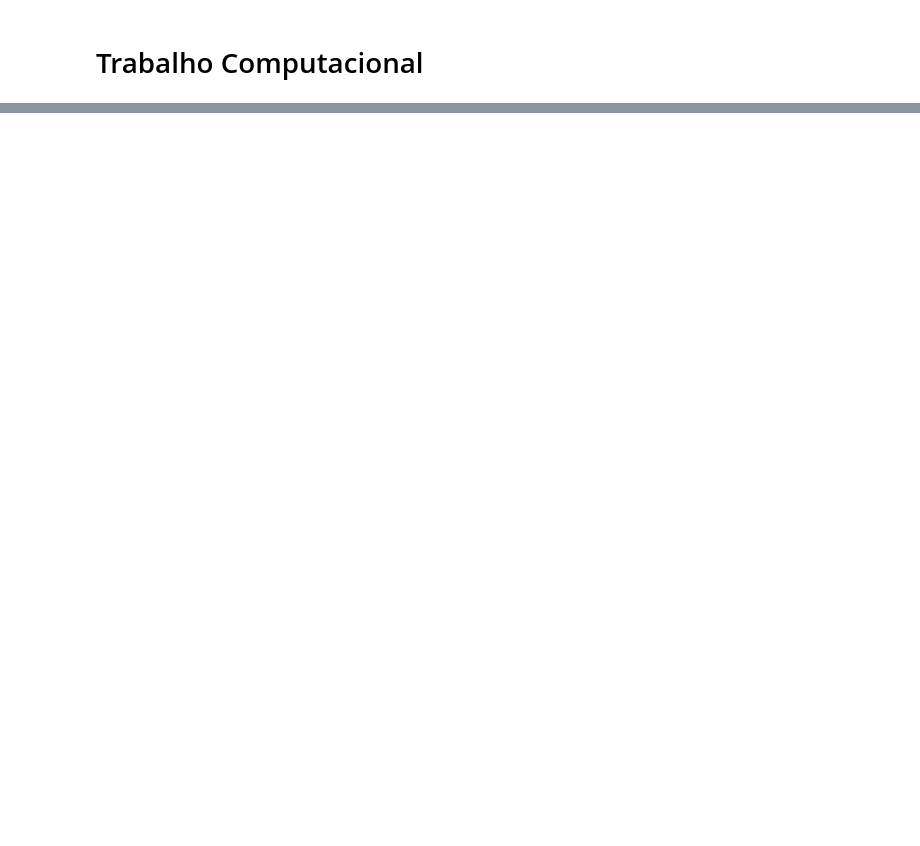
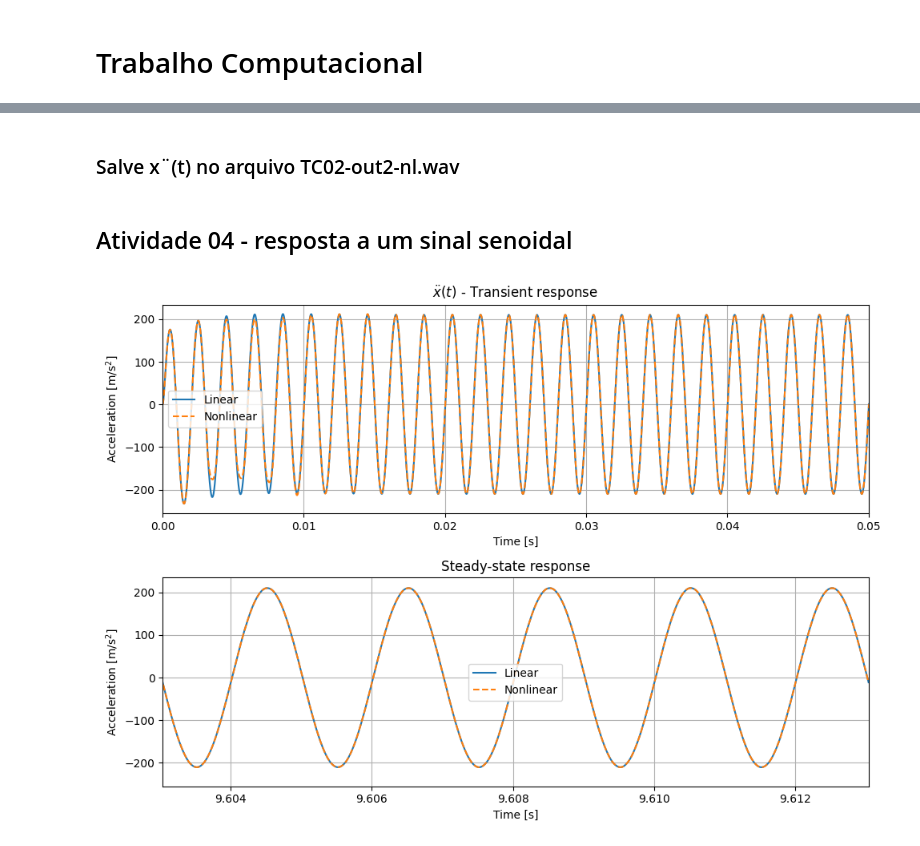
Before and after one commit to GabGomes16/Modelagem-e-Simulacao-Multifisica---Trabalhos-Computacionais, a Jupyter notebook: TC2/TC2.ipynb, the cells around one changed output, grey strips where cells are left out. Cells and saved outputs as stored; diff of their text form; code cells hidden in the pictures; blank space fills up the shorter version.

```diff
--- a/TC2/TC2.ipynb
+++ b/TC2/TC2.ipynb
@@ -524,0 +537,2 @@ omega = 2*np.pi*f
+# %% [markdown]
+### Salve x¨(t) no arquivo TC02-out2-nl.wav
@@ -524,0 +542,2 @@ omega = 2*np.pi*f
+# %% [markdown]
+## Atividade 04 - resposta a um sinal senoidal
@@ -524,0 +549,16 @@ omega = 2*np.pi*f
+# %%
+solution_linear = solve_ivp(
+    speaker_model,
+    (time[0], time[-1]),
+    [0, 0, 0],
+    t_eval=time,
+    args=(time, Vin_sine)
+)
+
+solution_nonlinear = solve_ivp(
+    nonlinear_speaker_model,
+    (time[0], time[-1]),
+    [0, 0, 0],
+    t_eval=time,
+    args=(time, Vin_sine)
+)
@@ -524,0 +593,52 @@ omega = 2*np.pi*f
+# %%
+fig, axes = plt.subplots(2, 1, figsize=(10, 7))
+
+# Resposta transitória
+axes[0].plot(
+    time,
+    acceleration_linear,
+    label='Linear'
+)
+
+axes[0].plot(
+    time,
+    acceleration_nl,
+    '--',
+    label='Nonlinear'
+)
+
+axes[0].set_xlim(0, 0.05)
+axes[0].set_title(r'$\ddot{x}(t)$ - Transient response')
+axes[0].set_xlabel('Time [s]')
+axes[0].set_ylabel(r'Acceleration [m/s$^2$]')
+axes[0].grid()
+axes[0].legend()
+
+
+# Resposta permanente
+axes[1].plot(
+    time,
+    acceleration_linear,
+    label='Linear'
+)
+
+axes[1].plot(
+    time,
+    acceleration_nl,
+    '--',
+    label='Nonlinear'
+)
+
+# Últimos 5 períodos
+period = 1 / f_sine
+axes[1].set_xlim(time[-1] - 5*period, time[-1])
+
+axes[1].set_title('Steady-state response')
+axes[1].set_xlabel('Time [s]')
+axes[1].set_ylabel(r'Acceleration [m/s$^2$]')
+axes[1].grid()
+axes[1].legend()
+
+plt.tight_layout()
+# %% [output]
+[figure, added]
```
Also changed, not shown: parts of 59 cells of this notebook, 4 other files.
